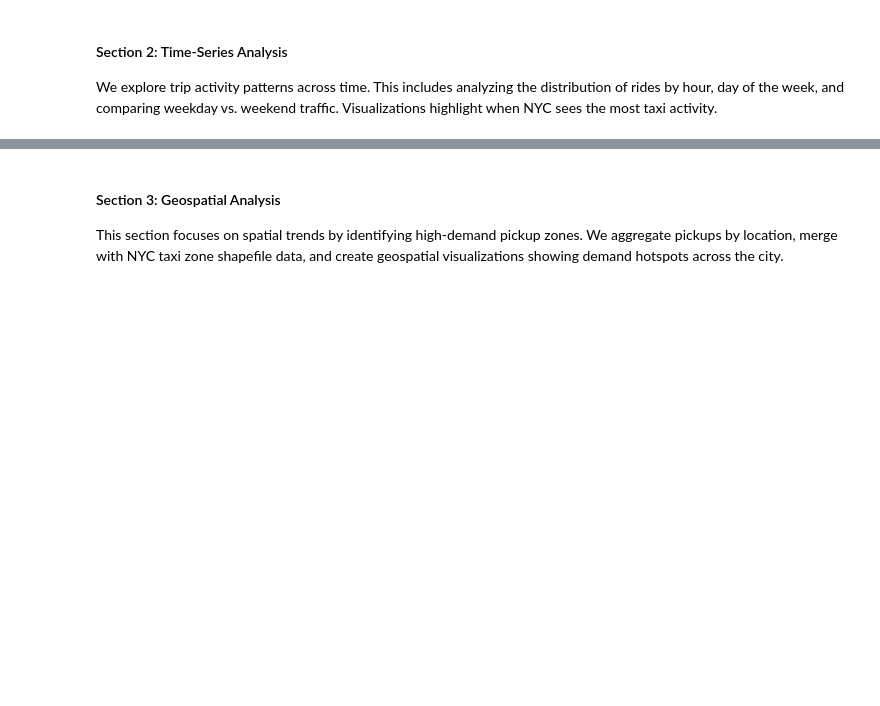
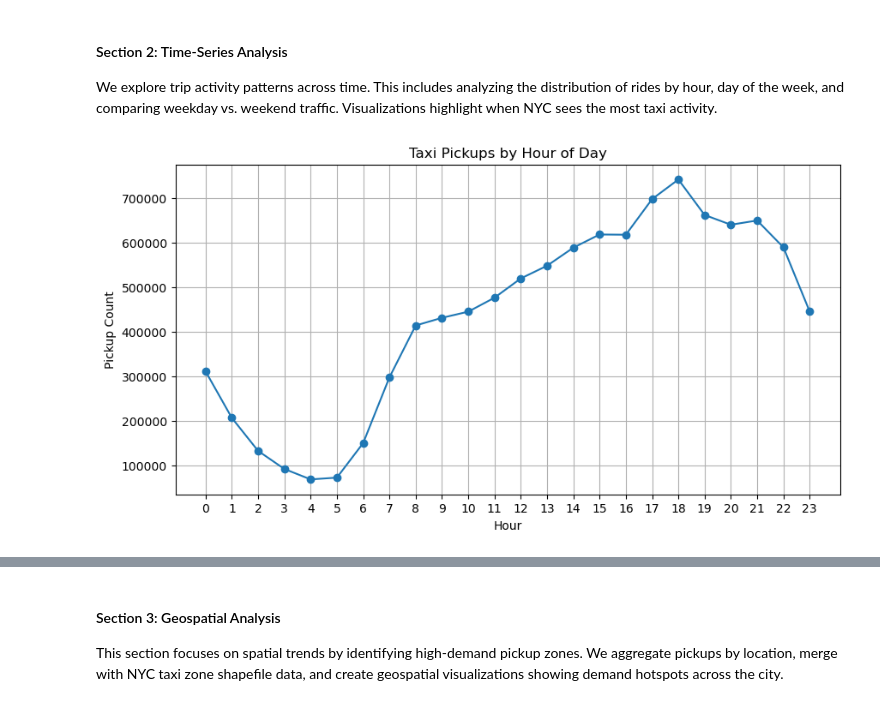
Before and after one commit to thiunuwan/nyc-taxi-spark-analysis, a Jupyter notebook: BigData_Project.ipynb, the cells around one changed output, grey strips where cells are left out. Saved outputs shown, nothing was run; the diff lists cells and outputs as text; code cells hidden in the pictures; blank space fills up the shorter version.

Commit message:
Add time-series analysis with hourly and weekday pickup trends (3 months)

```diff
--- a/BigData_Project.ipynb
+++ b/BigData_Project.ipynb
@@ -133,0 +142,25 @@ We explore trip activity patterns across time. This includes analyzing the distr
+# %%
+from pyspark.sql.functions import hour, dayofweek, date_format
+
+# Extract temporal features
+df_time = df.withColumn("hour", hour("tpep_pickup_datetime")) \
+            .withColumn("dayofweek", dayofweek("tpep_pickup_datetime")) \
+            .withColumn("day", date_format("tpep_pickup_datetime", "yyyy-MM-dd"))
+# %%
+#  Filter out invalid or null values (optional but safe)
+df_time = df_time.filter(df_time["hour"].isNotNull() & df_time["dayofweek"].isNotNull())
+# %%
+# Pickups by Hour
+hourly_counts = df_time.groupBy("hour").count().orderBy("hour")
+hourly_pd = hourly_counts.toPandas()
+
+plt.figure(figsize=(10, 5))
+plt.plot(hourly_pd["hour"], hourly_pd["count"], marker="o")
+plt.title("Taxi Pickups by Hour of Day")
+plt.xlabel("Hour")
+plt.ylabel("Pickup Count")
+plt.grid(True)
+plt.xticks(range(0, 24))
+plt.show()
+# %% [output]
+[figure, added]
```
Also changed, not shown: parts of 4 cells of this notebook.
